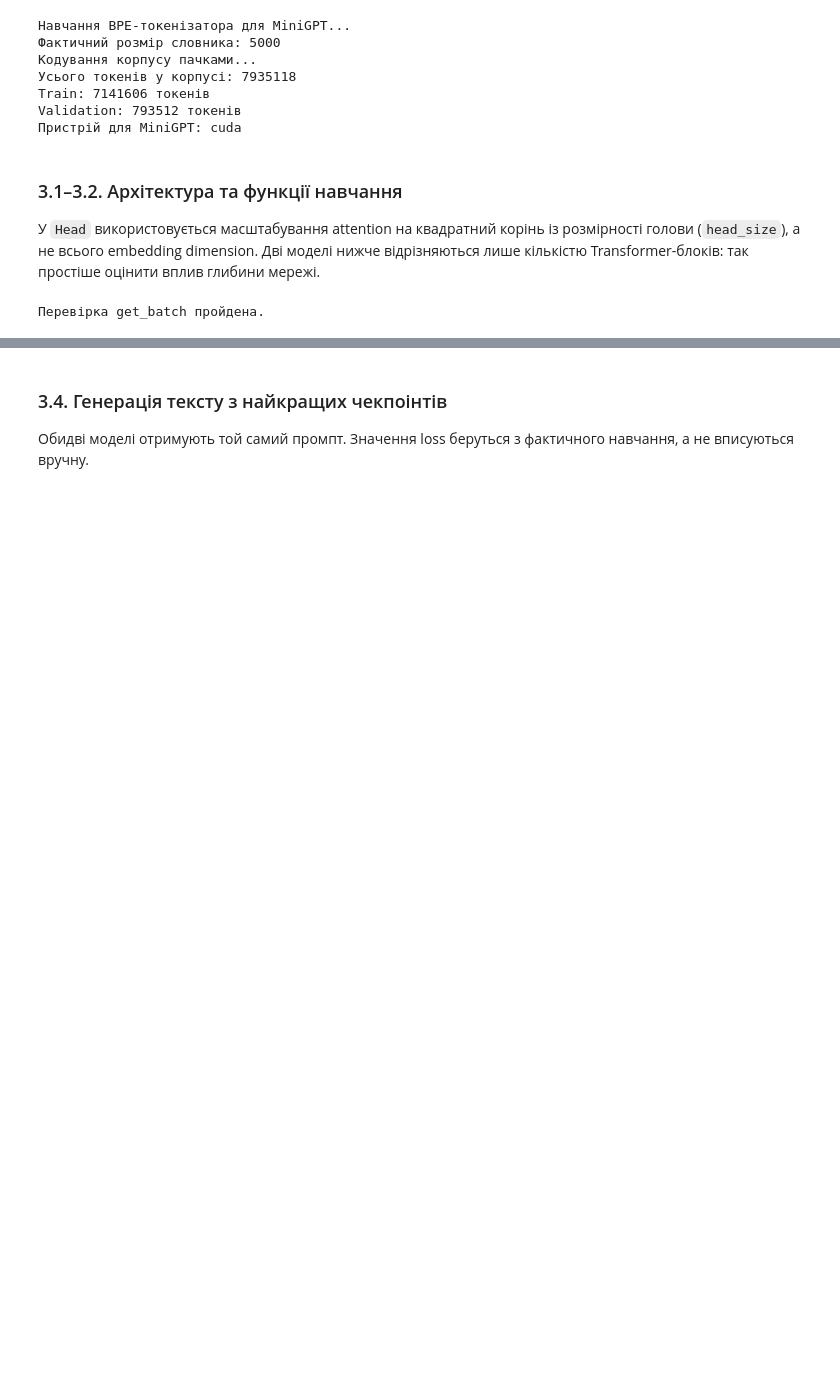
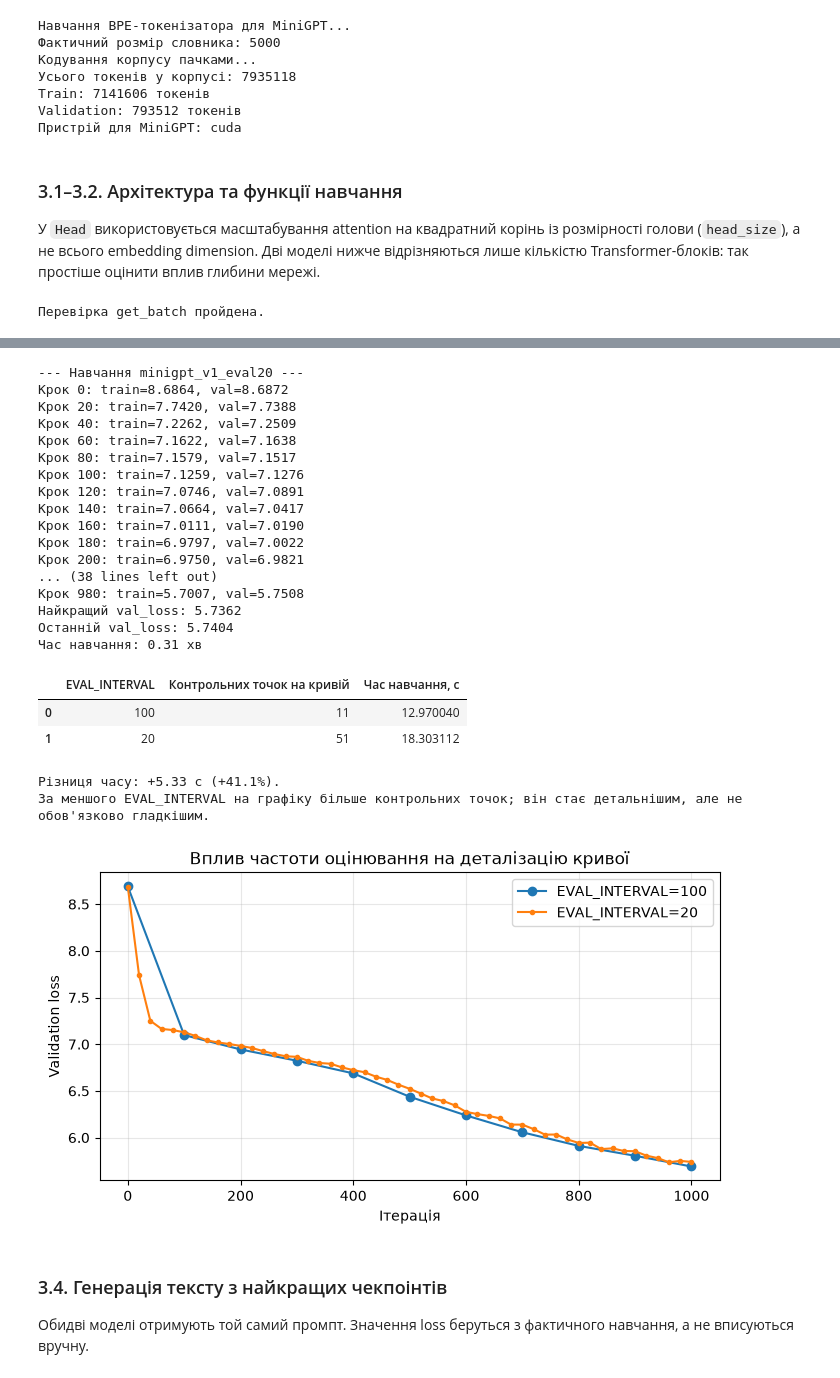
Before and after one commit to cherkavskadasha/ai-labs, a Jupyter notebook: lab3/transformers_task.ipynb, the cells around one changed output, grey strips where cells are left out. Saved outputs shown, nothing was run; the diff lists cells and outputs as text; code cells hidden in the pictures; blank space fills up the shorter version.

```diff
--- a/lab3/transformers_task.ipynb
+++ b/lab3/transformers_task.ipynb
@@ -677,3 +691,72 @@ print("Кращий варіант за best val_loss:", best_minigpt["model"],
+# %%
+# Повторний запуск базової архітектури з оцінюванням у 5 разів частіше.
+# Чекпоінт для цього додаткового експерименту не зберігається.
+torch.manual_seed(SEED)
+if torch.cuda.is_available():
+    torch.cuda.manual_seed_all(SEED)
+
+eval20_result, eval20_history = train_variant(
+    "minigpt_v1_eval20",
+    embed_dim=64,
+    context_len=64,
+    n_heads=2,
+    n_layers=2,
+    eval_interval=20,
+    save_checkpoint=False
+)
+
+eval_interval_comparison = pd.DataFrame([
+    {
+        "EVAL_INTERVAL": 100,
+        "Контрольних точок на кривій": len(history_v1["iterations"]),
+        "Час навчання, с": result_v1["training_seconds"]
+    },
+    {
+        "EVAL_INTERVAL": 20,
+        "Контрольних точок на кривій": len(eval20_history["iterations"]),
+        "Час навчання, с": eval20_result["training_seconds"]
+    }
+])
+display(eval_interval_comparison)
+
+extra_seconds = eval20_result["training_seconds"] - result_v1["training_seconds"]
+extra_percent = extra_seconds / result_v1["training_seconds"] * 100
+print(f"Різниця часу: {extra_seconds:+.2f} с ({extra_percent:+.1f}%).")
+print("За меншого EVAL_INTERVAL на графіку більше контрольних точок; він стає детальнішим, але не обов'язково гладкішим.")
+
+plt.figure(figsize=(8, 4))
+plt.plot(history_v1["iterations"], history_v1["val"], marker="o", label="EVAL_INTERVAL=100")
+plt.plot(eval20_history["iterations"], eval20_history["val"], marker=".", label="EVAL_INTERVAL=20")
+plt.xlabel("Ітерація")
+plt.ylabel("Validation loss")
+plt.title("Вплив частоти оцінювання на деталізацію кривої")
+plt.legend()
+plt.grid(alpha=0.3)
+plt.show()
+# %% [output]
+--- Навчання minigpt_v1_eval20 ---
+Крок 0: train=8.6864, val=8.6872
+Крок 20: train=7.7420, val=7.7388
+Крок 40: train=7.2262, val=7.2509
+Крок 60: train=7.1622, val=7.1638
+Крок 80: train=7.1579, val=7.1517
+Крок 100: train=7.1259, val=7.1276
+Крок 120: train=7.0746, val=7.0891
+Крок 140: train=7.0664, val=7.0417
+Крок 160: train=7.0111, val=7.0190
+Крок 180: train=6.9797, val=7.0022
+Крок 200: train=6.9750, val=6.9821
+... (38 lines left out)
+Крок 980: train=5.7007, val=5.7508
+Найкращий val_loss: 5.7362
+Останній val_loss: 5.7404
+Час навчання: 0.31 хв
+|  | EVAL_INTERVAL | Контрольних точок на кривій | Час навчання, с |
+| 0 | 100 | 11 | 12.970040 |
+| 1 | 20 | 51 | 18.303112 |
+Різниця часу: +5.33 с (+41.1%).
+За меншого EVAL_INTERVAL на графіку більше контрольних точок; він стає детальнішим, але не обов'язково гладкішим.
+[figure, added]
 # %% [markdown]
 ### 3.4. Генерація тексту з найкращих чекпоінтів
 
```
Also changed, not shown: parts of 20 cells of this notebook.
